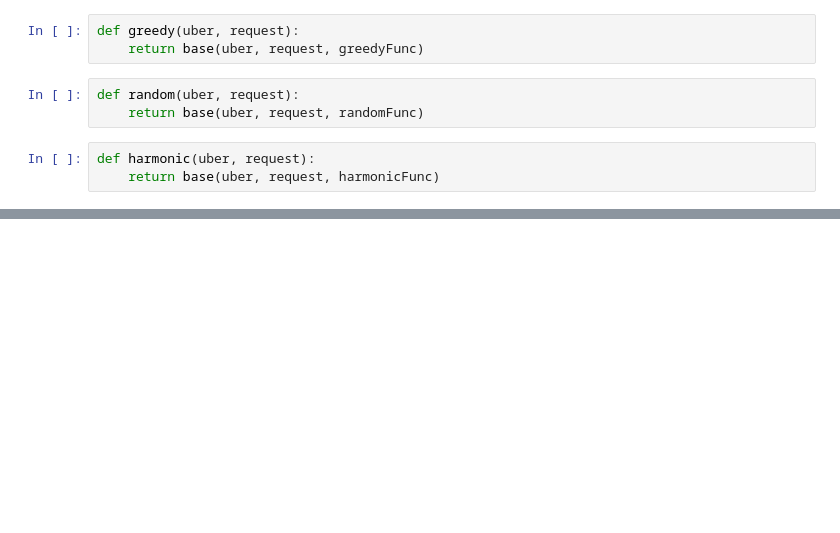
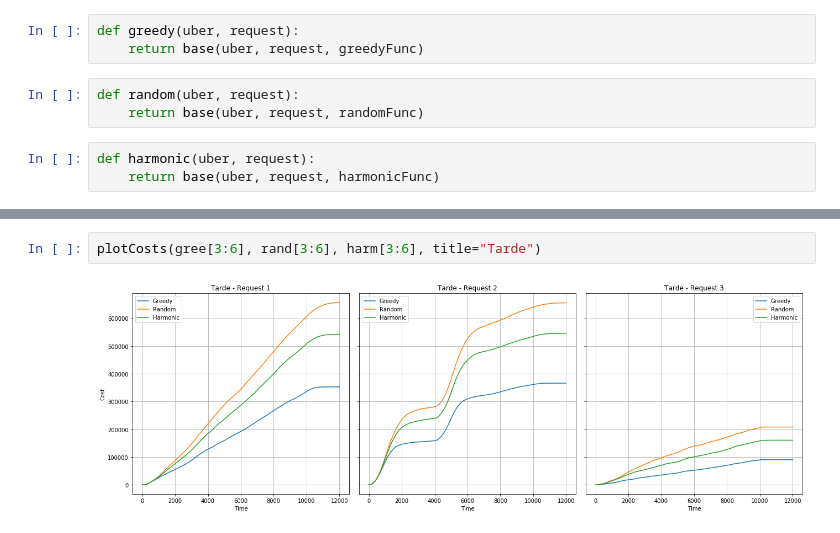
Before and after one commit to dsanmartin/INF564-HW, a Jupyter notebook: 1/hw1.ipynb, the cells around one changed output, grey strips where cells are left out. Saved outputs shown, nothing was run; the diff lists cells and outputs as text; blank space fills up the shorter version.

```diff
--- a/1/hw1.ipynb
+++ b/1/hw1.ipynb
@@ -192,0 +188,4 @@ plotCosts(cg_man_3, cr_man_3, ch_man_3)
+# %%
+plotCosts(gree[3:6], rand[3:6], harm[3:6], title="Tarde")
+# %% [output]
+[figure, added]
```
Also changed, not shown: parts of 21 cells of this notebook.
